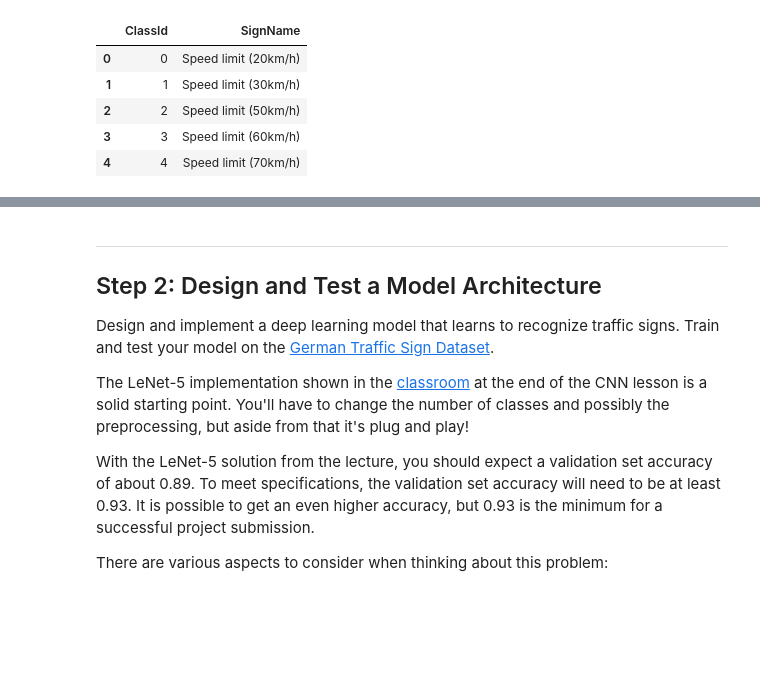
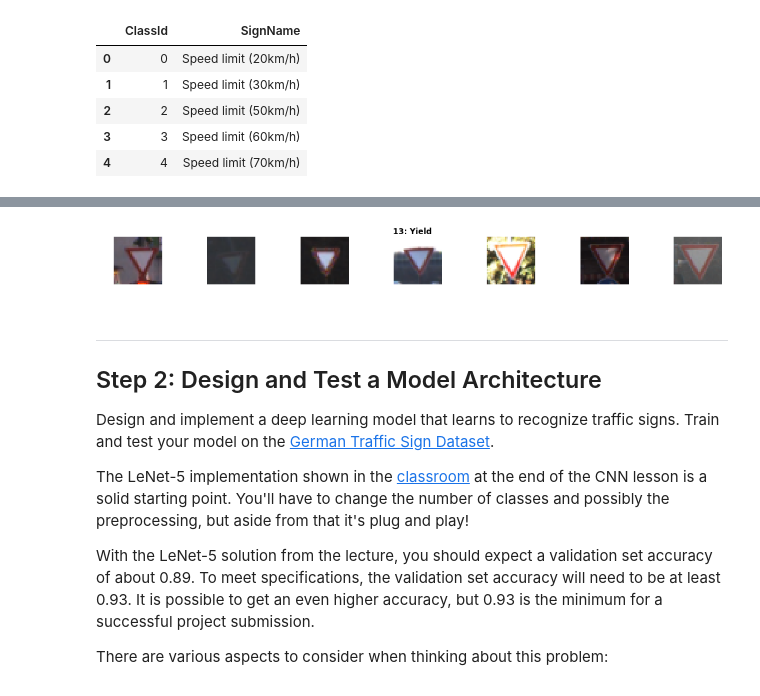
Before and after one commit to georgios-v/CarND-Traffic-Sign-Classifier-Project, a Jupyter notebook: Traffic_Sign_Classifier.ipynb, the cells around one changed output, grey strips where cells are left out. Cells and saved outputs as stored; diff of their text form; code cells hidden in the pictures; blank space fills up the shorter version.

```diff
--- a/Traffic_Sign_Classifier.ipynb
+++ b/Traffic_Sign_Classifier.ipynb
@@ -223,3 +224,8 @@ KeyError: 'test'
+# %%
+Y_sample = create_sample(Y_gbl)
+show_sample(X, Y_sample, limit=1)
+# %% [output]
+[figure, added]
 # %% [markdown]
 ----
 
```
Also changed, not shown: parts of 38 cells of this notebook, 3 other files.
